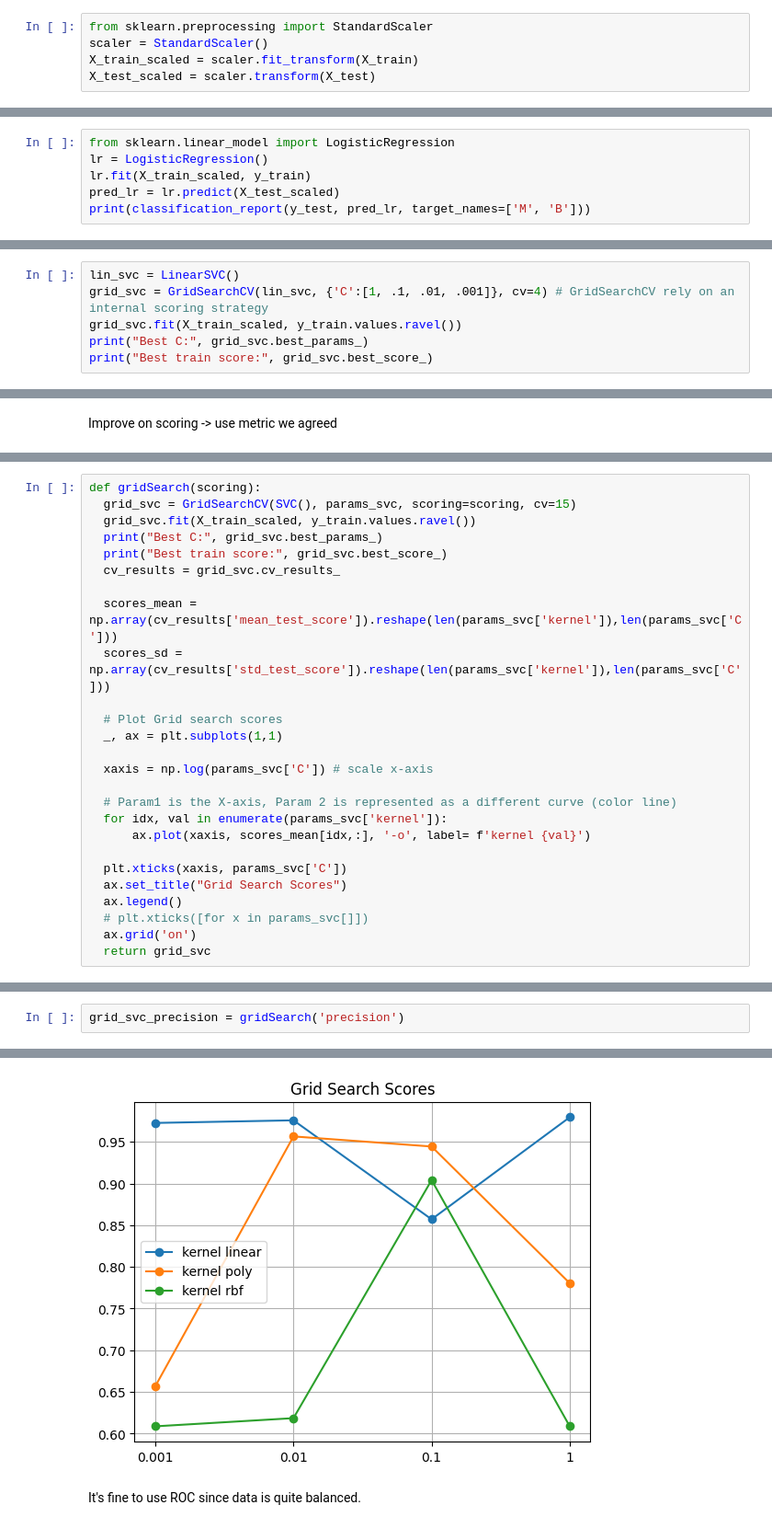
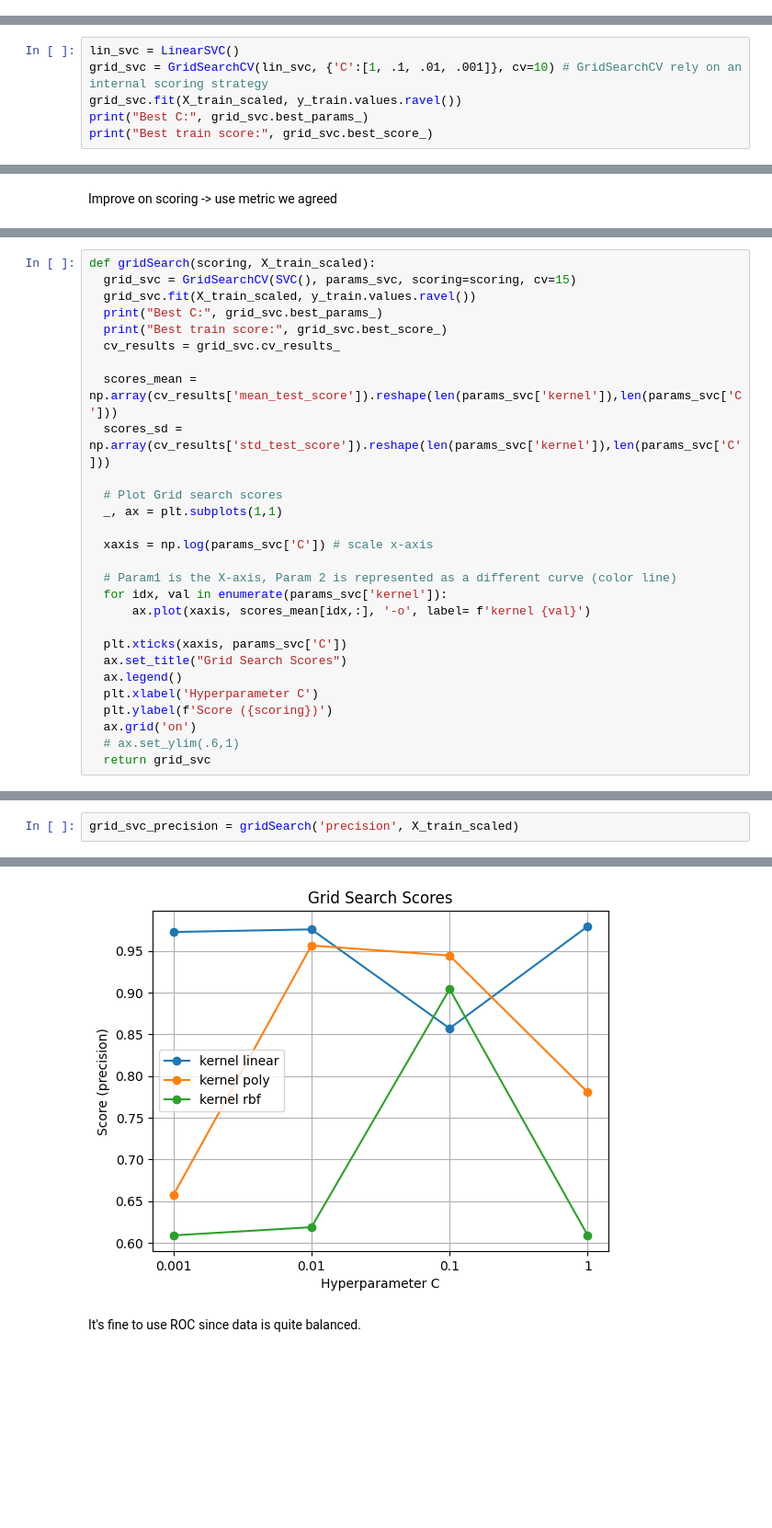
Before and after one commit to a-matson/DST_ASS1, a Jupyter notebook: report.ipynb, the cells around one changed output, grey strips where cells are left out. Shown at 92% size. Drawn from its saved outputs; the diff is of its cells as text; blank space fills up the shorter version.

```diff
--- a/report.ipynb
+++ b/report.ipynb
@@ -498,5 +636,0 @@ We can succesfully predict the target using many predictors with very low correl
-# %%
-from sklearn.preprocessing import StandardScaler
-scaler = StandardScaler()
-X_train_scaled = scaler.fit_transform(X_train)
-X_test_scaled = scaler.transform(X_test)
@@ -505,6 +636,0 @@ testing scaling on logistic regression
-# %%
-from sklearn.linear_model import LogisticRegression
-lr = LogisticRegression()
-lr.fit(X_train_scaled, y_train)
-pred_lr = lr.predict(X_test_scaled)
-print(classification_report(y_test, pred_lr, target_names=['M', 'B']))
@@ -543,7 +658,7 @@ There's two different implmentations of linear svc `LinearSVC` and `SVC(kernel='
 "The main differences between LinearSVC and SVC lie in the loss function used by default, and in the handling of intercept regularization between those two implementations." from documentation.
 # %%
 lin_svc = LinearSVC()
-grid_svc = GridSearchCV(lin_svc, {'C':[1, .1, .01, .001]}, cv=4) # GridSearchCV rely on an internal scoring strategy
+grid_svc = GridSearchCV(lin_svc, {'C':[1, .1, .01, .001]}, cv=10) # GridSearchCV rely on an internal scoring strategy
 grid_svc.fit(X_train_scaled, y_train.values.ravel())
 print("Best C:", grid_svc.best_params_)
 print("Best train score:", grid_svc.best_score_)
@@ -595,7 +692,7 @@ print("Best train score:", grid_svc.best_score_)
 Best C: {'C': 0.01}
 Best train score: 0.9928053830227743
 # %%
-def gridSearch(scoring):
+def gridSearch(scoring, X_train_scaled):
   grid_svc = GridSearchCV(SVC(), params_svc, scoring=scoring, cv=15)
   grid_svc.fit(X_train_scaled, y_train.values.ravel())
   print("Best C:", grid_svc.best_params_)
@@ -617,7 +714,9 @@ def gridSearch(scoring):
   plt.xticks(xaxis, params_svc['C'])
   ax.set_title("Grid Search Scores")
   ax.legend()
-  # plt.xticks([for x in params_svc[]])
+  plt.xlabel('Hyperparameter C')
+  plt.ylabel(f'Score ({scoring})')
   ax.grid('on')
+  # ax.set_ylim(.6,1)
   return grid_svc
 # %%
@@ -635,9 +734,9 @@ Best train score: 1.0
 # %%
-grid_svc_precision = gridSearch('precision')
+grid_svc_precision = gridSearch('precision', X_train_scaled)
 # %% [output]
 Best C: {'C': 1, 'kernel': 'linear'}
 Best train score: 0.9794736842105264
-[figure, old version]
+[figure, new version]
 # %% [markdown]
 It's fine to use ROC since data is quite balanced.
 # %%
```
Also changed, not shown: parts of 115 cells of this notebook.
